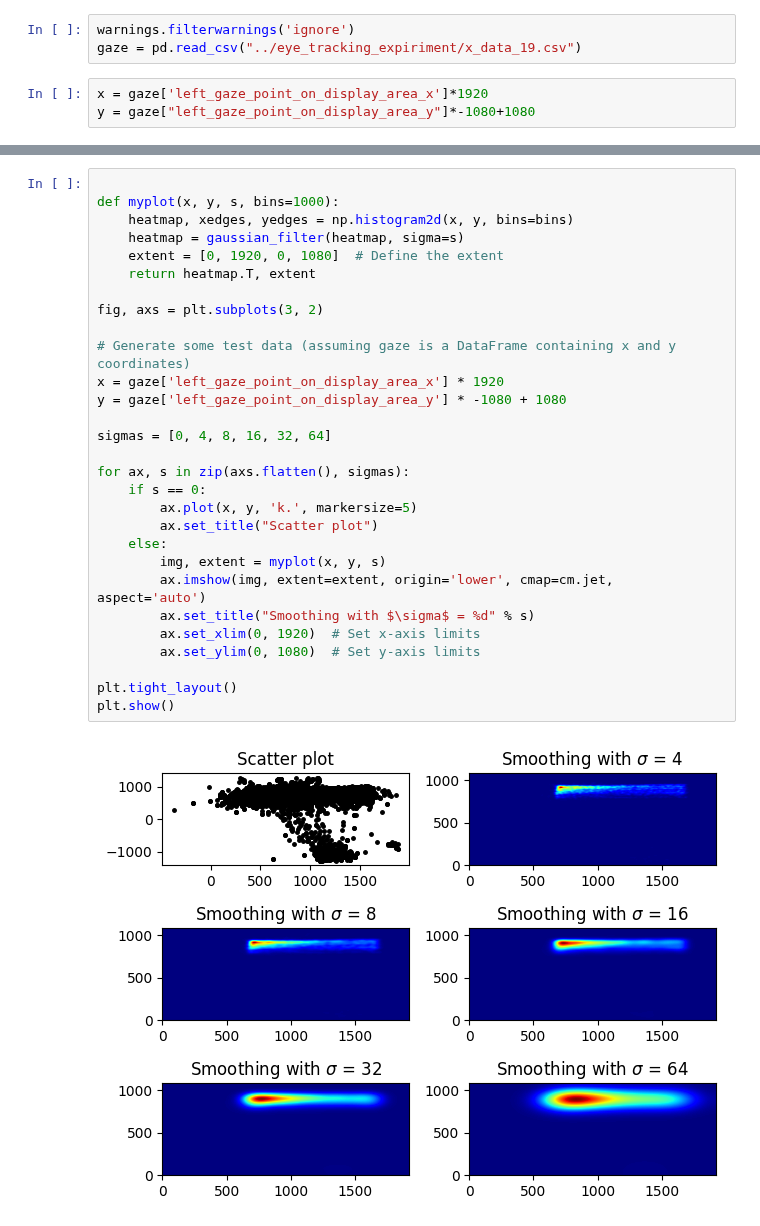
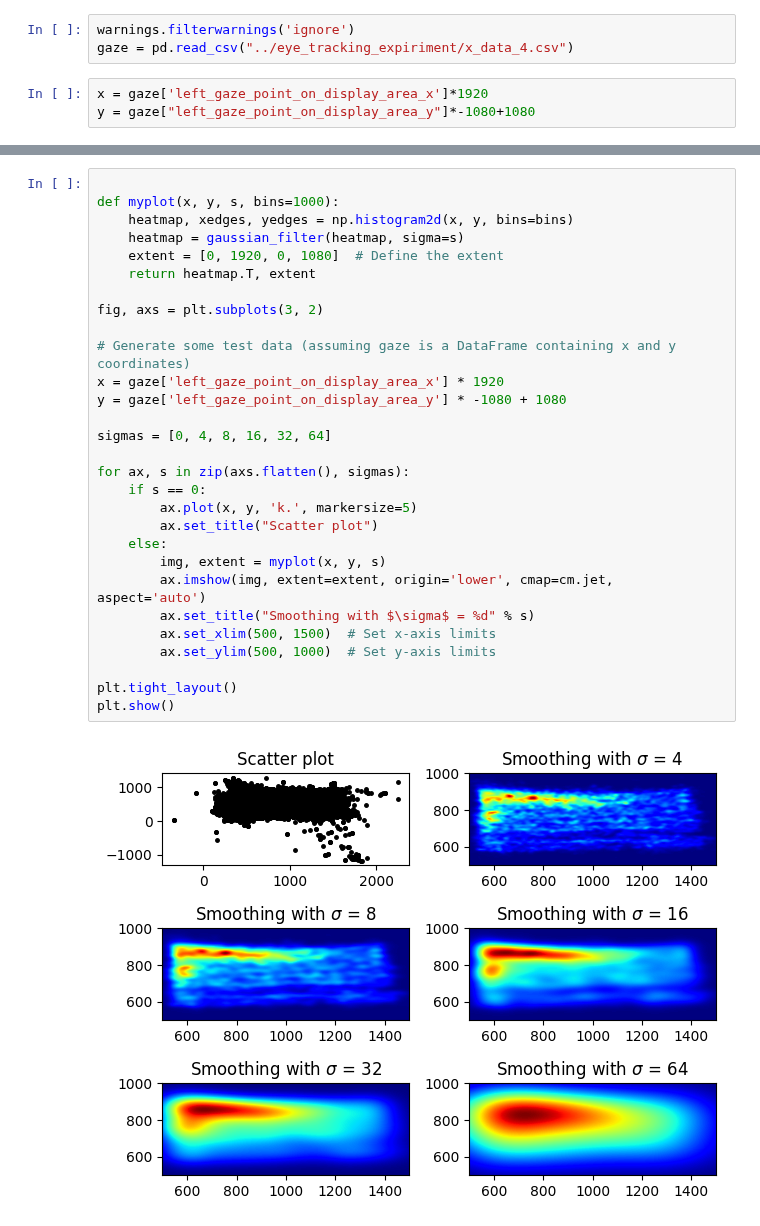
Before and after one commit to slayervictor/Fagpakkeprojekt-Eyes-Modelling, a Jupyter notebook: eye_tracking_expiriment/plots.ipynb, the cells around one changed output, grey strips where cells are left out. Drawn from its saved outputs; the diff is of its cells as text.

```diff
--- a/eye_tracking_expiriment/plots.ipynb
+++ b/eye_tracking_expiriment/plots.ipynb
@@ -13,7 +13,7 @@ from scipy.ndimage.filters import gaussian_filter
 # F-Shape Heatmap Plot:
 # %%
 warnings.filterwarnings('ignore')
-gaze = pd.read_csv("../eye_tracking_expiriment/x_data_19.csv")
+gaze = pd.read_csv("../eye_tracking_expiriment/x_data_4.csv")
 # %%
 x = gaze['left_gaze_point_on_display_area_x']*1920
 y = gaze["left_gaze_point_on_display_area_y"]*-1080+1080
@@ -44,31 +44,31 @@ plt.show()
 # %%
 
 def myplot(x, y, s, bins=1000):
     heatmap, xedges, yedges = np.histogram2d(x, y, bins=bins)
     heatmap = gaussian_filter(heatmap, sigma=s)
     extent = [0, 1920, 0, 1080]  # Define the extent
     return heatmap.T, extent
 
 fig, axs = plt.subplots(3, 2)
 
 # Generate some test data (assuming gaze is a DataFrame containing x and y coordinates)
 x = gaze['left_gaze_point_on_display_area_x'] * 1920
 y = gaze['left_gaze_point_on_display_area_y'] * -1080 + 1080
 
 sigmas = [0, 4, 8, 16, 32, 64]
 
 for ax, s in zip(axs.flatten(), sigmas):
     if s == 0:
         ax.plot(x, y, 'k.', markersize=5)
         ax.set_title("Scatter plot")
     else:
         img, extent = myplot(x, y, s)
         ax.imshow(img, extent=extent, origin='lower', cmap=cm.jet, aspect='auto')
         ax.set_title("Smoothing with $\sigma$ = %d" % s)
-        ax.set_xlim(0, 1920)  # Set x-axis limits
-        ax.set_ylim(0, 1080)  # Set y-axis limits
+        ax.set_xlim(500, 1500)  # Set x-axis limits
+        ax.set_ylim(500, 1000)  # Set y-axis limits
 
 plt.tight_layout()
 plt.show()
 # %% [output]
-[figure, old version]
+[figure, new version]
```
Also changed, not shown: parts of 1 cell of this notebook.
